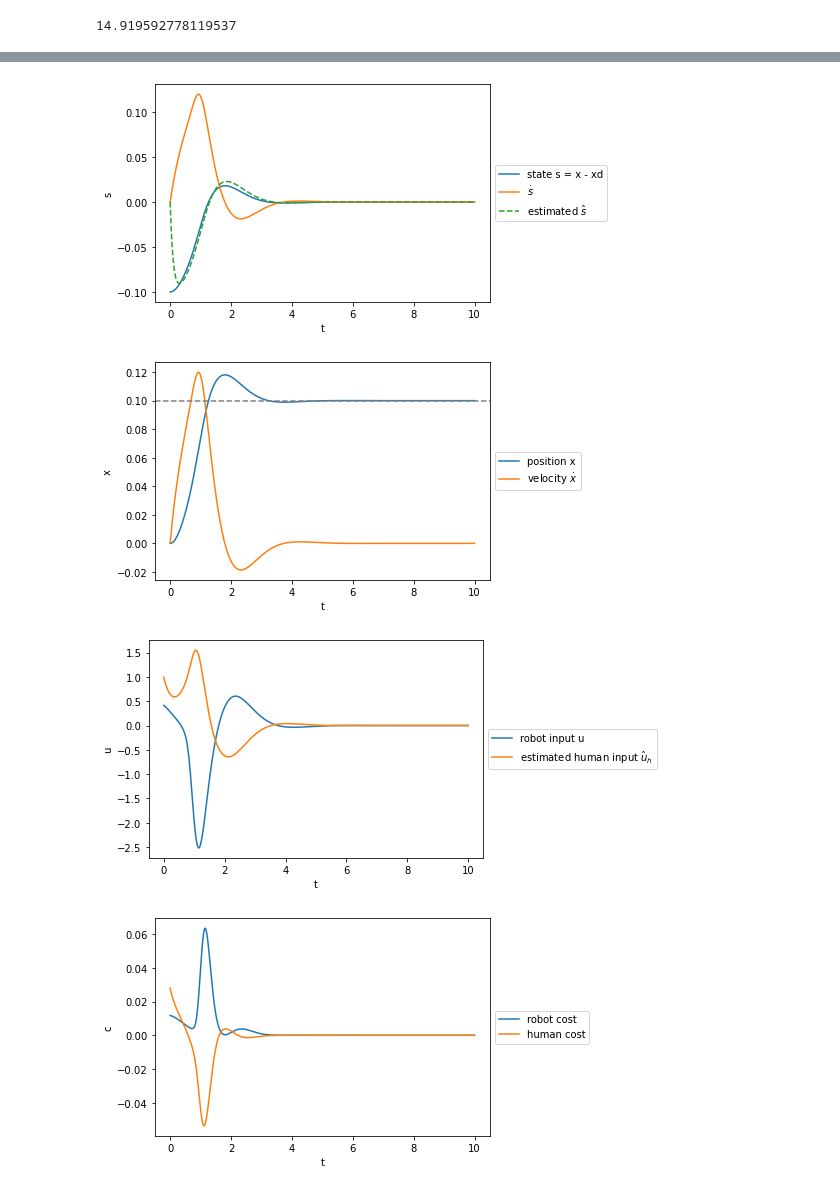
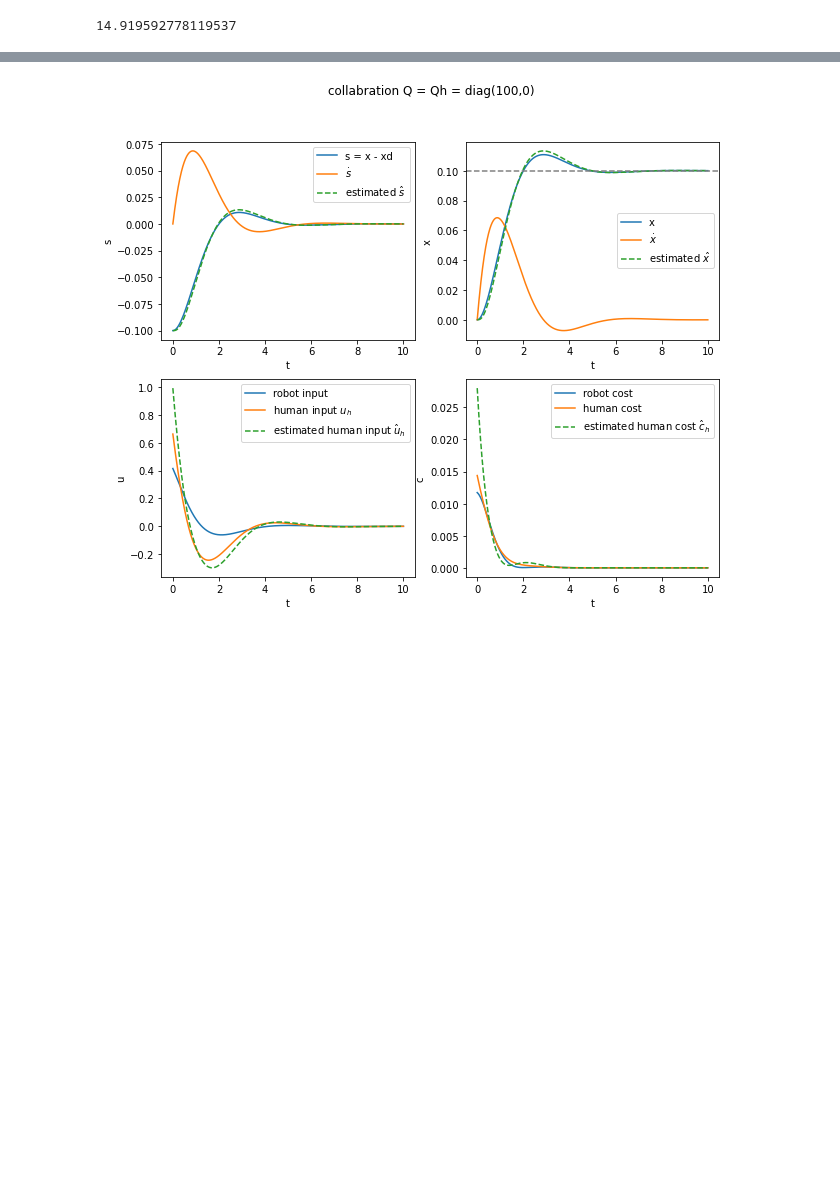
Before and after one commit to hachouuw/546-22Wi-OPT-AC, a Jupyter notebook: Paper_simulations.ipynb, the cells around one changed output, grey strips where cells are left out. Drawn from its saved outputs; the diff is of its cells as text; code cells hidden in the pictures; blank space fills up the shorter version.

```diff
--- a/Paper_simulations.ipynb
+++ b/Paper_simulations.ipynb
@@ -305,46 +337,58 @@ for t in range(int(T/dt)):
     QHh[t] = PHh[t] - AH.T@PHh[t]@AH + AH.T@PHh[t]@B@ (la.inv(R+B.T@PHh[t]@B)) @B.T@PHh[t]@AH #output
     # if CT: QHh[t] = PHh[t]@B@B.T@PHh[t] - AH.T@PHh[t] - PHh[t]@AH
 
+    #what human is actually doing:
+    PH[t] = la.solve_discrete_are(AH,B,QH,R)
+    LH[t] = (la.inv(R+B.T@PH[t]@B))@(B.T@PH[t]@AH) #if CT: np.dot (B.T , P[t])
+    uH[t] = -np.dot(LH[t],s[t]) #output
+
     #costs
     c[t] = np.dot(np.dot(s[t],Q),s[t]) + np.dot(np.dot(u[t],R),u[t]) #machine cost
-    cH[t] = np.dot(np.dot(s[t],QHh[t]),s[t]) + np.dot(np.dot(uHh[t],R),uHh[t])  #human cost
+    cH[t] = np.dot(np.dot(s[t],QH),s[t]) + np.dot(np.dot(uH[t],R),uH[t])  #estimated human cost
+    cHh[t] = np.dot(np.dot(s[t],QHh[t]),s[t]) + np.dot(np.dot(uHh[t],R),uHh[t])  #estimated human cost
 
     # calculate next state
-    s[t+1] = np.dot(A,s[t]) + np.dot(B, u[t]+uHh[t])
+    s[t+1] = np.dot(A,s[t]) + np.dot(B, u[t]+uH[t])
 # %%
-plt.plot(t_,s[:,0][:-1], label= 'state s = x - xd')
-plt.plot(t_,s[:,1][:-1], label= r'$\dot s$')
-plt.plot(t_,sh[:,0][:-1], '--',label= r'estimated $\hat s$')
-plt.ylabel('s')
-plt.xlabel('t')
-plt.legend(loc='center left', bbox_to_anchor=(1, 0.5))
+fig,axs = plt.subplots(2,2,figsize = (10,8))
+ax = axs[0,0]
+ax.plot(t_,s[:-1,0], label= 's = x - xd')
+ax.plot(t_,s[:-1,1], label= r'$\dot s$')
+ax.plot(t_,sh[:,0][:-1], '--',label= r'estimated $\hat s$')
+ax.set_ylabel('s')
+ax.set_xlabel('t')
+ax.legend()
+
+ax = axs[0,1]
+# xd = np.zeros((len(t_))) + 0.1 #make xd a fixed target of 10 cm
+ax.plot(t_,s[:-1,0]+ xd, label= 'x')
+ax.plot(t_,s[:-1,1], label= r'$\dot x$')
+ax.plot(t_,sh[:,0][:-1]+ xd, '--',label= r'estimated $\hat x$')
+ax.axhline(y=0.1, color='grey', linestyle='--')
+ax.set_ylabel('x')
+ax.set_xlabel('t')
+ax.legend()
+
+ax = axs[1,0]
+ax.plot(t_,u, label= 'robot input')
+ax.plot(t_,uH, label= 'human input $u_h$')
+ax.plot(t_,uHh, '--',label= 'estimated human input $\hat u_h$')
+ax.set_ylabel('u')
+ax.set_xlabel('t')
+ax.legend()
+
+ax = axs[1,1]
+ax.plot(t_,c, label= 'robot cost')
+ax.plot(t_,cH, label= 'human cost')
+ax.plot(t_,cHh, '--',label= 'estimated human cost $\hat c_h$')
+ax.set_ylabel('c')
+ax.set_xlabel('t')
+ax.legend()
+
+fig.suptitle('collabration Q = Qh = diag(100,0)')
+# plt.tight_layout()
 plt.show()
-
-plt.plot(t_,s[:,0][:-1] + xd, label= 'position x')
-plt.plot(t_,s[:,1][:-1], label= r'velocity $\dot x$')
-plt.axhline(y=0.1, color='grey', linestyle='--')
-plt.ylabel('x')
-plt.xlabel('t')
-plt.legend(loc='center left', bbox_to_anchor=(1, 0.5))
-plt.show()
-
-plt.plot(t_,u, label= 'robot input u')
-plt.plot(t_,uHh, label= r'estimated human input $\hat u_h$')
-plt.ylabel('u')
-plt.xlabel('t')
-plt.legend(loc='center left', bbox_to_anchor=(1, 0.5))
-plt.show()
-
-plt.plot(t_,c, label= 'robot cost')
-plt.plot(t_,cH, label= 'human cost')
-plt.ylabel('c')
-plt.xlabel('t')
-plt.legend(loc='center left', bbox_to_anchor=(1, 0.5))
-plt.show()
 # %% [output]
-[figure, old version]
+[figure, new version]
-[figure, removed]
-[figure, removed]
-[figure, removed]
 # %%
 plt.plot(t_,L[:,:,0], label= 'robot L (pos)')
```
Also changed, not shown: parts of 25 cells of this notebook.
